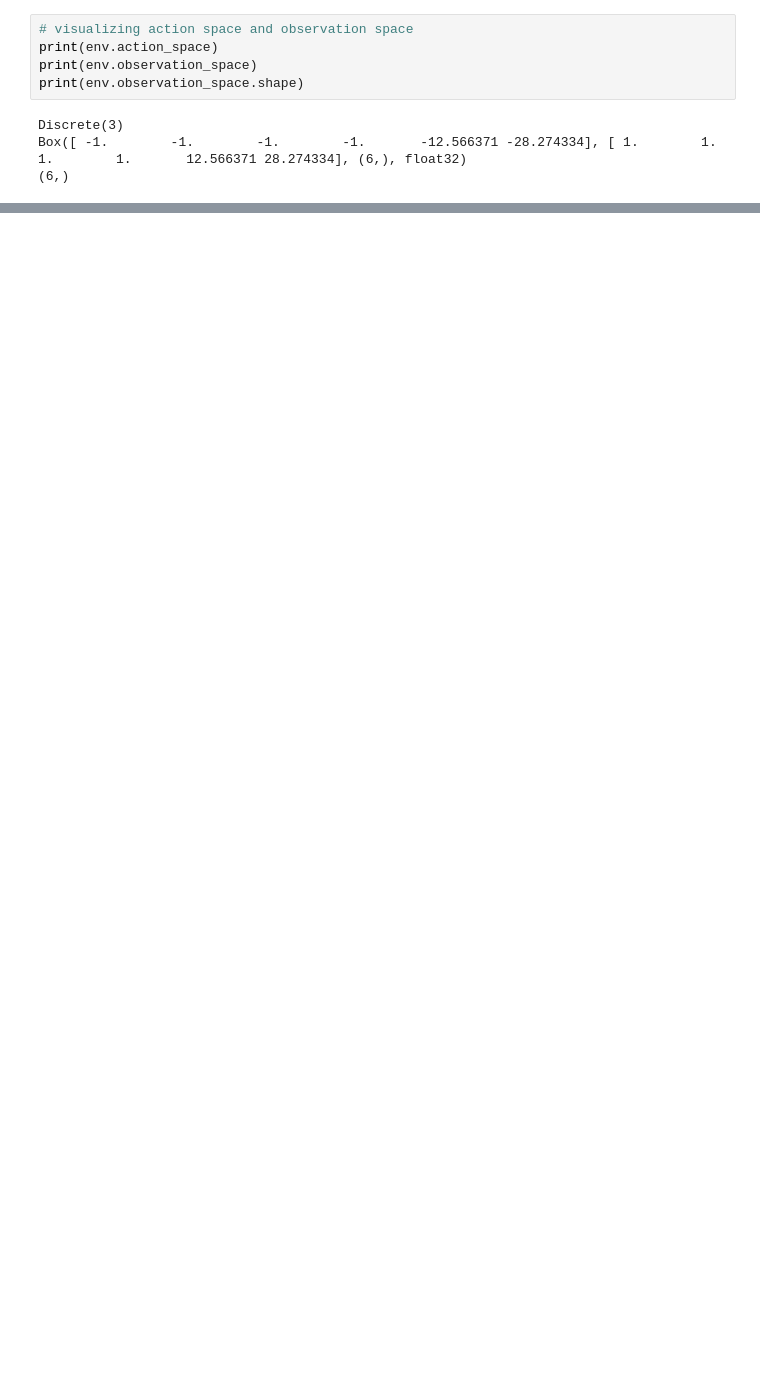
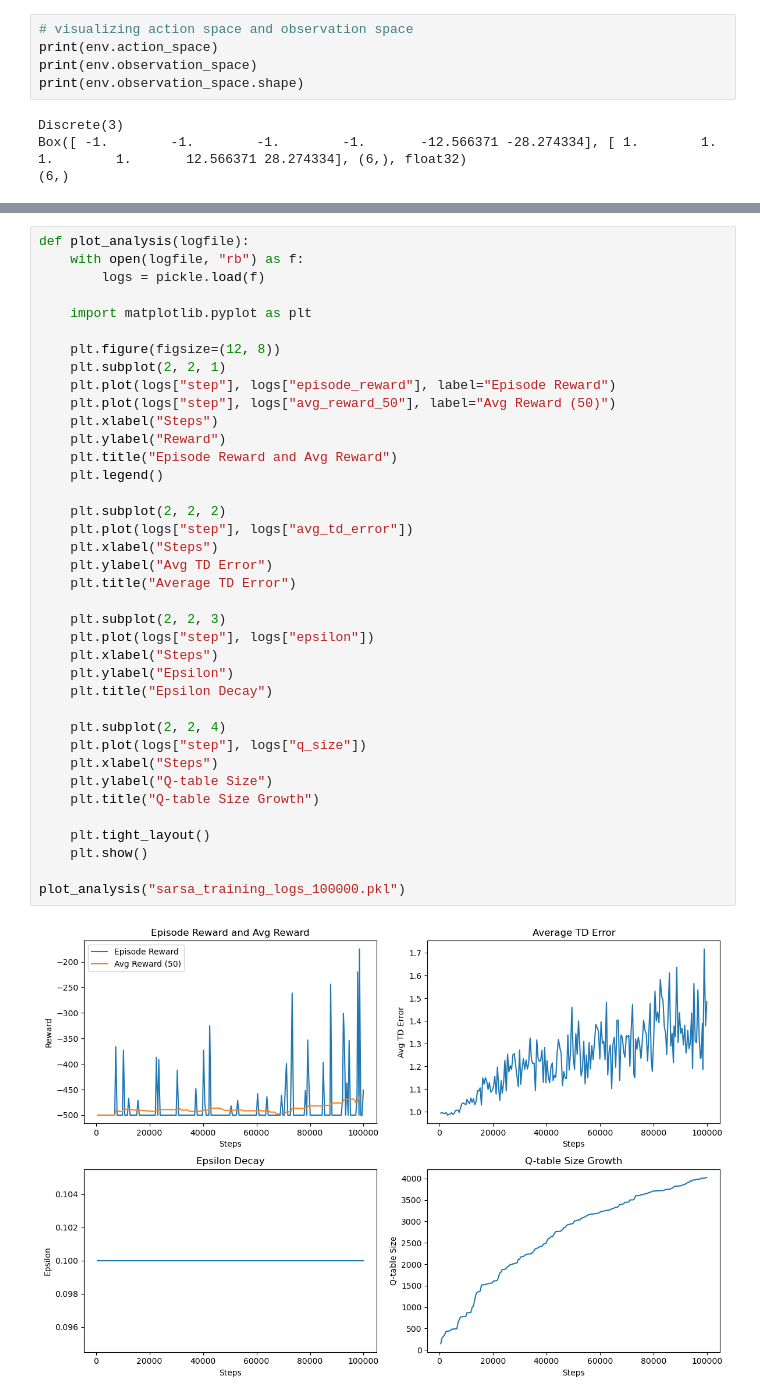
Before and after one commit to polka-rat/RL-Assignments, a Jupyter notebook: PA1/q2/q2.ipynb, the cells around one changed output, grey strips where cells are left out. Cells and saved outputs as stored; diff of their text form; blank space fills up the shorter version.

Commit message:
first sarsa test

```diff
--- a/PA1/q2/q2.ipynb
+++ b/PA1/q2/q2.ipynb
@@ -40,0 +261,40 @@ sarsa_agent = SARSA(env)
+# %%
+def plot_analysis(logfile):
+    with open(logfile, "rb") as f:
+        logs = pickle.load(f)
+
+    import matplotlib.pyplot as plt
+
+    plt.figure(figsize=(12, 8))
+    plt.subplot(2, 2, 1)
+    plt.plot(logs["step"], logs["episode_reward"], label="Episode Reward")
+    plt.plot(logs["step"], logs["avg_reward_50"], label="Avg Reward (50)")
+    plt.xlabel("Steps")
+    plt.ylabel("Reward")
+    plt.title("Episode Reward and Avg Reward")
+    plt.legend()
+
+    plt.subplot(2, 2, 2)
+    plt.plot(logs["step"], logs["avg_td_error"])
+    plt.xlabel("Steps")
+    plt.ylabel("Avg TD Error")
+    plt.title("Average TD Error")
+
+    plt.subplot(2, 2, 3)
+    plt.plot(logs["step"], logs["epsilon"])
+    plt.xlabel("Steps")
+    plt.ylabel("Epsilon")
+    plt.title("Epsilon Decay")
+
+    plt.subplot(2, 2, 4)
+    plt.plot(logs["step"], logs["q_size"])
+    plt.xlabel("Steps")
+    plt.ylabel("Q-table Size")
+    plt.title("Q-table Size Growth")
+
+    plt.tight_layout()
+    plt.show()
+
+plot_analysis("sarsa_training_logs_100000.pkl")
+# %% [output]
+[figure, added]
```
Also changed, not shown: parts of 8 cells of this notebook, 2 other files.
